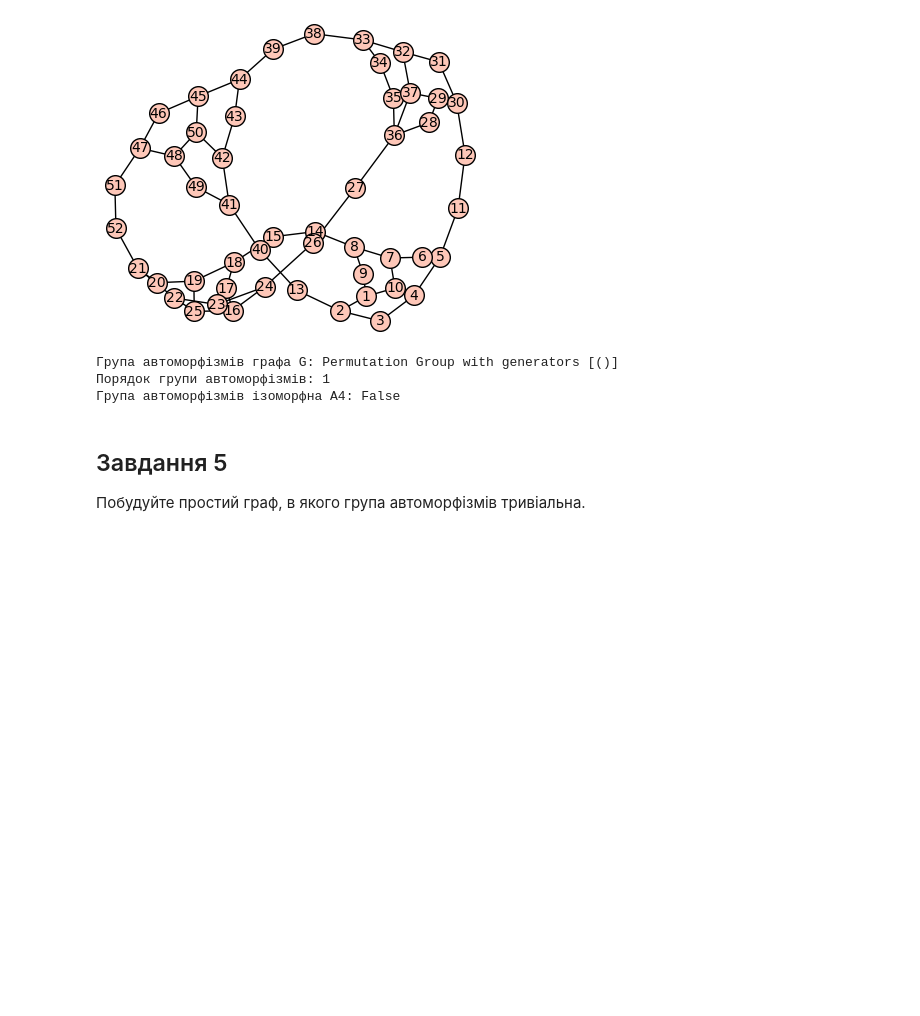
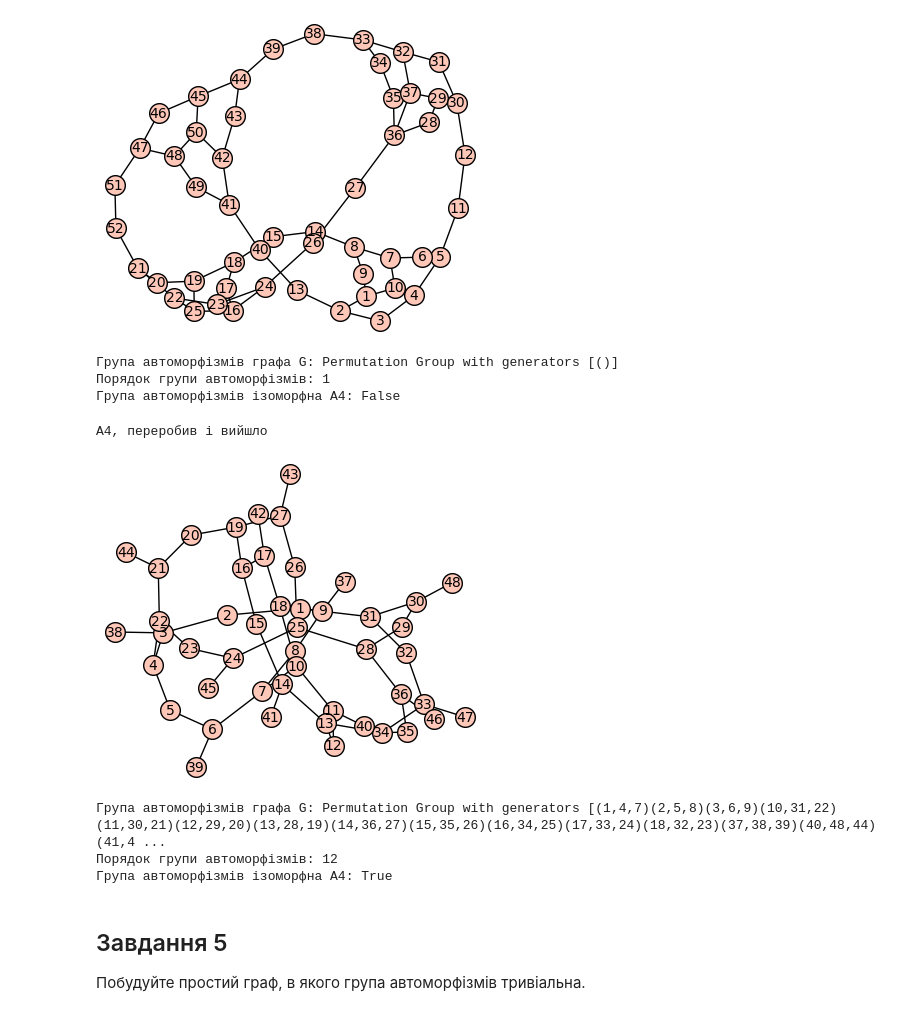
Before and after one commit to bobser223/algebra, a Jupyter notebook: Homeworks/HW7/lab07.ipynb, the cells around one changed output. Cells and saved outputs as stored; diff of their text form; code cells hidden in the pictures; blank space fills up the shorter version.

```diff
--- a/Homeworks/HW7/lab07.ipynb
+++ b/Homeworks/HW7/lab07.ipynb
@@ -270,13 +270,3 @@ print("Група автоморфізмів ізоморфна A2:", aut_group.
 Група автоморфізмів графа G: Permutation Group with generators [()]
 Порядок групи автоморфізмів: 1
 Група автоморфізмів ізоморфна A2: True
-# %%
-
-G = DiGraph([(0, 1), (1, 2), (2, 0)])
-G.show()
-for i in range(6):
-    G.add_vertex(i);
-aut_group = G.automorphism_group()
-print("Група автоморфізмів графа G:", aut_group)
-print("Порядок групи автоморфізмів:", aut_group.order())
-print("Група автоморфізмів ізоморфна A3:", aut_group.is_isomorphic(AlternatingGroup(3)))
@@ -374,14 +359,12 @@ A4, на жаль, не вийшло
 Порядок групи автоморфізмів: 1
 Група автоморфізмів ізоморфна A4: False
 # %%
-print("A4, на жаль, не вийшло")
-
-G.add_edge(())
+print("A4, переробив і вийшло")
 
 G = Graph()
 for i in range(48+1):
     G.add_vertex(i);
-G.delete_vertex(0)
+G.delete_vertex(0) #суто для зручності найменування
 
 for i in range(1, 8+1):
     G.add_edge((i, i+1))
@@ -402,34 +385,41 @@ G.add_edge((13, 34))
 
 
 for i in range(19, 26+1):
     G.add_edge((i, i+1))
 G.add_edge((27, 19))
 G.add_edges([(27, 43), (21,44), (24,45)])
 
 G.add_edge((25, 28))
 
 
 G.add_edge((4, 22))
 
 
 
 for i in range(28, 35+1):
     G.add_edge((i, i+1))
 G.add_edge((36, 28))
 G.add_edges([(36,46), (30,48), (33,47)])
 
 
 
-G.add_edge(())
+G.add_edge((1,31))
+
 
 
 
 G.show()
 aut_group = G.automorphism_group()
 print("Група автоморфізмів графа G:", aut_group)
 print("Порядок групи автоморфізмів:", aut_group.order())
 # print(aut_group.structure_description())
 print("Група автоморфізмів ізоморфна A4:", aut_group.is_isomorphic(AlternatingGroup(4)))
+# %% [output]
+A4, переробив і вийшло
+[figure, added]
+Група автоморфізмів графа G: Permutation Group with generators [(1,4,7)(2,5,8)(3,6,9)(10,31,22)(11,30,21)(12,29,20)(13,28,19)(14,36,27)(15,35,26)(16,34,25)(17,33,24)(18,32,23)(37,38,39)(40,48,44)(41,4 ...
+Порядок групи автоморфізмів: 12
+Група автоморфізмів ізоморфна A4: True
 # %% [markdown]
 ## Завдання 5
 
```
Also changed, not shown: parts of 4 cells of this notebook.
